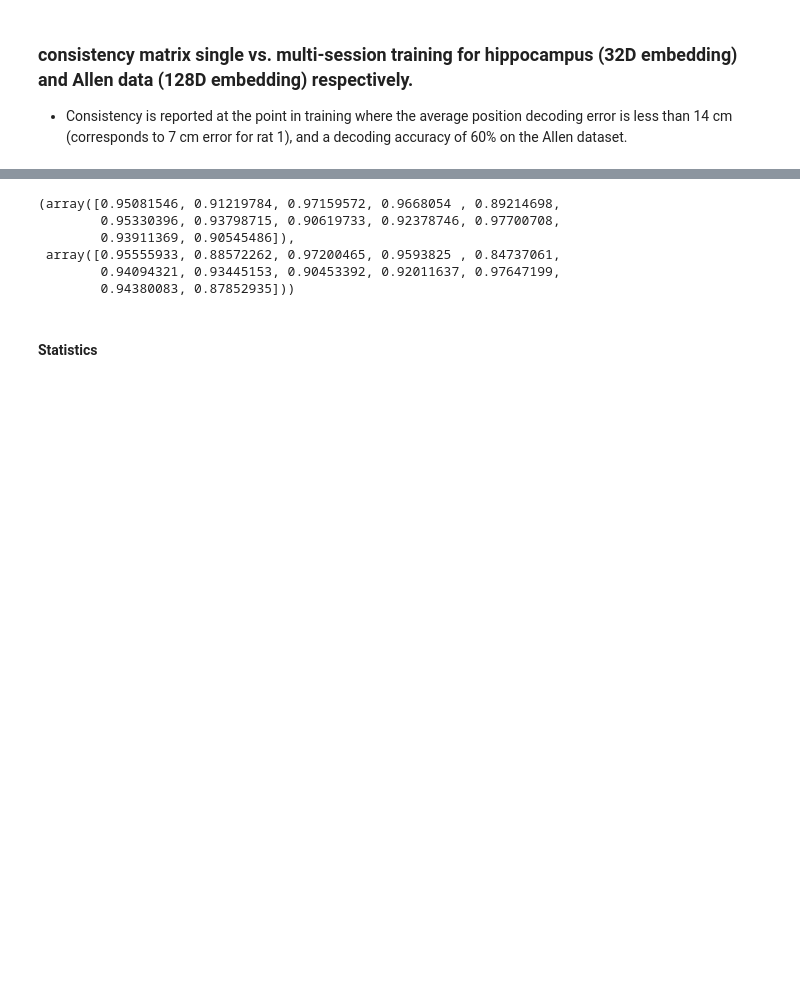
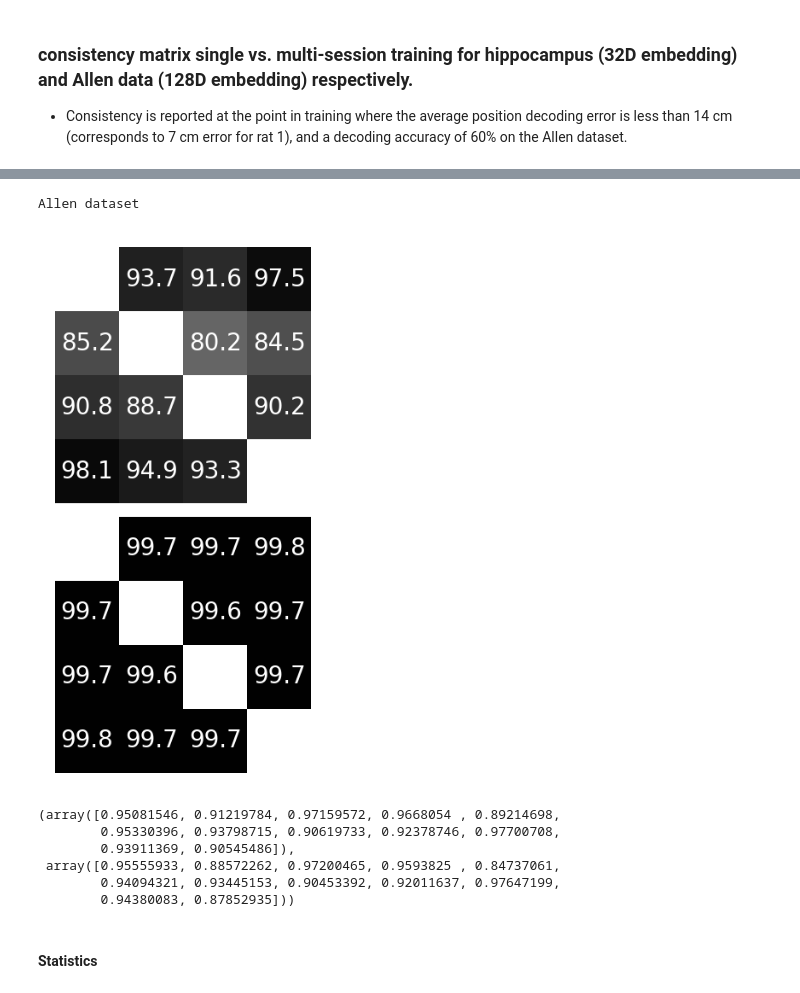
Before and after one commit to AdaptiveMotorControlLab/cebra-figures, a Jupyter notebook: figures/ExtendedDataFigure7.ipynb, the cells around one changed output, grey strips where cells are left out. Drawn from its saved outputs; the diff is of its cells as text; code cells hidden in the pictures; blank space fills up the shorter version.

```diff
--- a/figures/ExtendedDataFigure7.ipynb
+++ b/figures/ExtendedDataFigure7.ipynb
@@ -280,4 +298,70 @@ Name: valid_position_error, dtype: float64
 [figure]
+# %%
+def agg(values):
+  if values.name.endswith("_raw"):
+    return np.stack(values, axis = 0).mean(axis = 0)
+  return values.mean()
+
+def show_sweep(df):
+  for c in df.columns:
+    try:
+      values = df[c].unique()
+    except TypeError:
+      continue
+    #if len(values) != len(df):
+    if len(values) > 1:
+      print(c, values)
+
+def filter_results(results):
+  results_ = results.groupby([ c for c in metrics + ["data_mode"] if c != 'repeat']).agg(agg).reset_index()
+  filtered_results = results_[
+    (results.batch_size == 7200) &
+    (results.learning_rate == 0.003) &
+    (results.num_output == 128) &
+    (results.num_hidden_units == 128) #&
+  ].set_index("data_mode")
+
+  filtered_results = filtered_results[filtered_results["valid_accuracy"] > 60]
+  filtered_results = filtered_results.sort_values("valid_accuracy").groupby("data_mode").head(1)#["valid_accuracy"]
+  # close to 60% accuracy
+  # filtered_results["valid_accuracy"]
+  return filtered_results
+
+def plot_consistency_allen(filtered_results):
+  _, axes = plt.subplots(2, 1,figsize=(4, 4), dpi = 200)
+
+  for ax, data_mode in zip(axes, ["single-session", "multi-session"]):
+
+    split = "train"
+    values = filtered_results[f"{split}_consistency_raw"].loc[data_mode]
+
+    cfm = np.zeros((4,4))
+    cfm[:] = float("nan")
+    cfm[~np.eye(4).astype(bool)] = values
+    sns.heatmap(
+      cfm * 100,
+      cmap = 'gray_r',
+      vmin = 50,
+      vmax = 100,
+      annot = True,
+      fmt = '.1f',
+      square = True,
+      cbar = False,
+      ax = ax
+    )
+    ax.axis("off")
+
+  plt.subplots_adjust(wspace=-0.005, hspace=0.05)
+  plt.show()
+
+
+allen_results = pd.read_hdf("../data/EDFigure7/allen-consistency.h5", key = 'allen')
+filtered_results_allen = filter_results(allen_results)
+print("Allen dataset")
+plot_consistency_allen(filtered_results_allen)
+# %% [output]
+Allen dataset
+[figure, added]
 # %%
 filtered_results[f"train_consistency_raw"].loc["multi-session"], filtered_results[
     f"train_consistency_raw"
```
Also changed, not shown: parts of 5 cells of this notebook, 2 other files.
